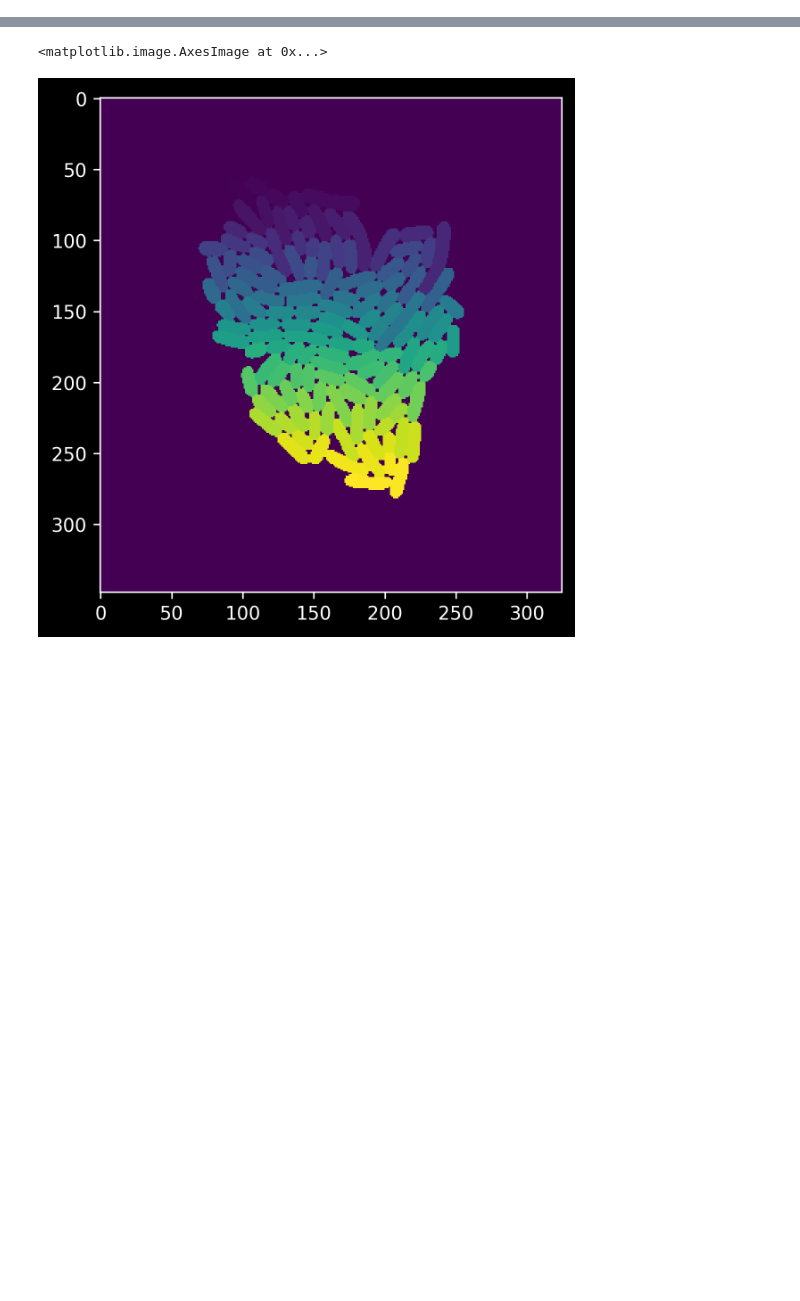
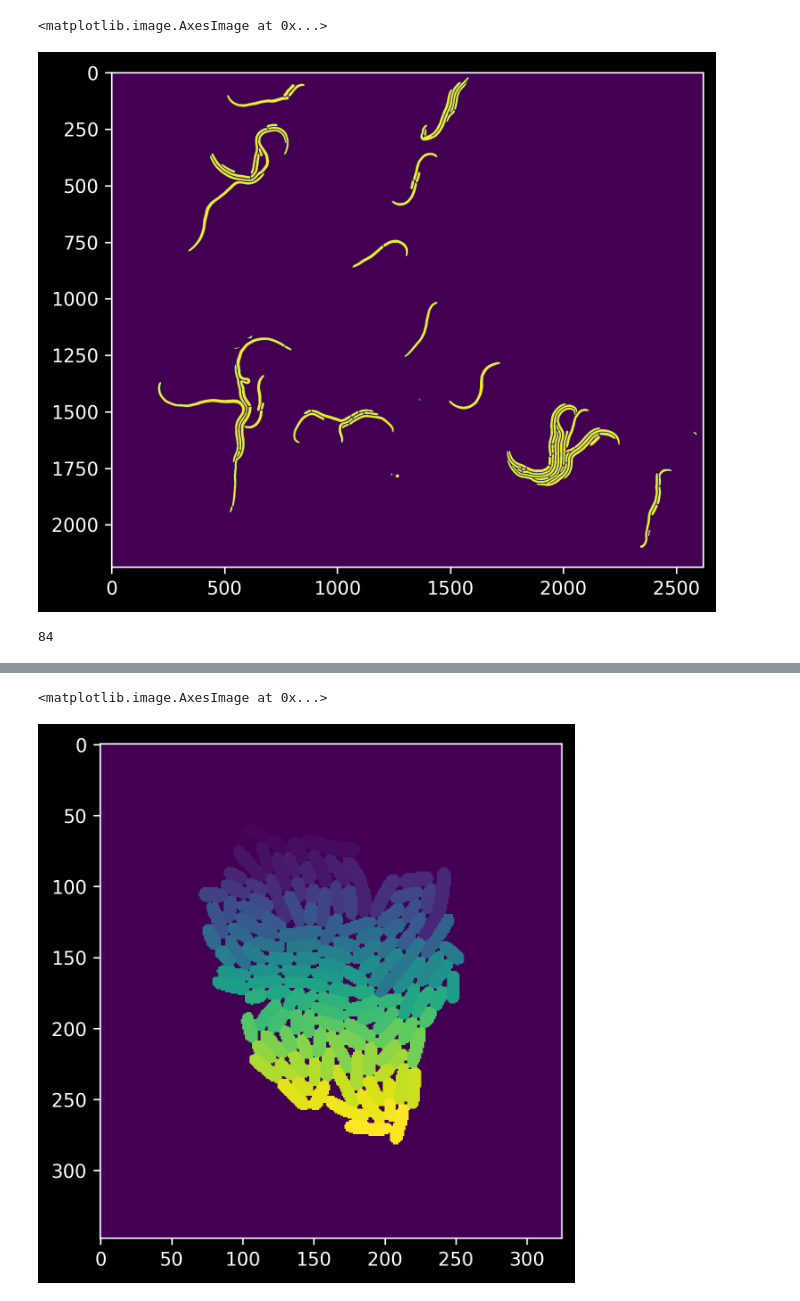
Before and after one commit to yyang35/bactrack, a Jupyter notebook: test.ipynb, the cells around one changed output, grey strips where cells are left out. Drawn from its saved outputs; the diff is of its cells as text; code cells hidden in the pictures; blank space fills up the shorter version.

```diff
--- a/test.ipynb
+++ b/test.ipynb
@@ -90,0 +89,5 @@ _run_cp be called
+# %%
+plt.imshow(cellprob > 2)
+# %% [output]
+<matplotlib.image.AxesImage at 0x...>
+[figure, added]
@@ -91 +97,5 @@ _run_cp be called
+# %%
+num_features
+# %% [output]
+84
 # %%
```
Also changed, not shown: parts of 8 cells of this notebook, 6 other files.
